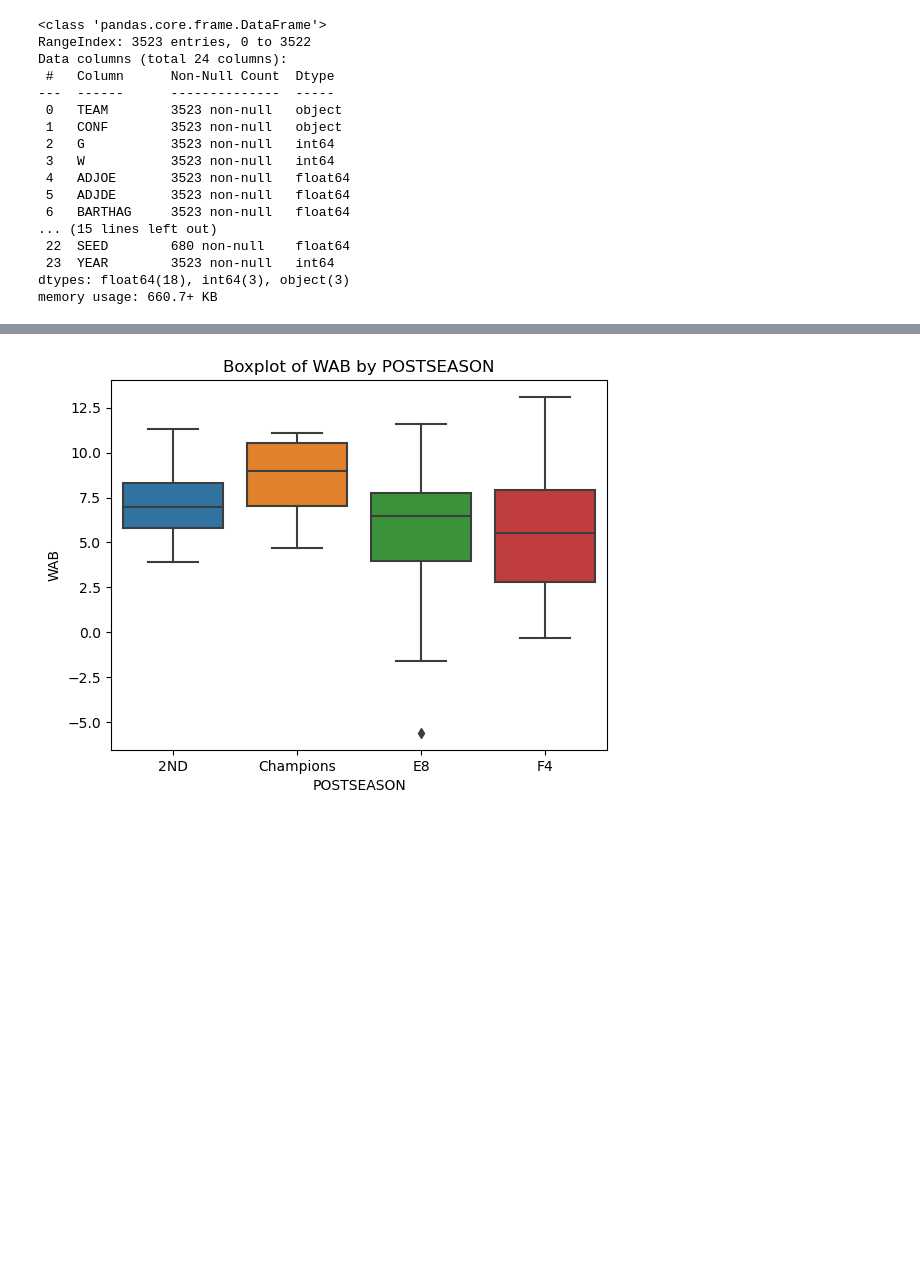
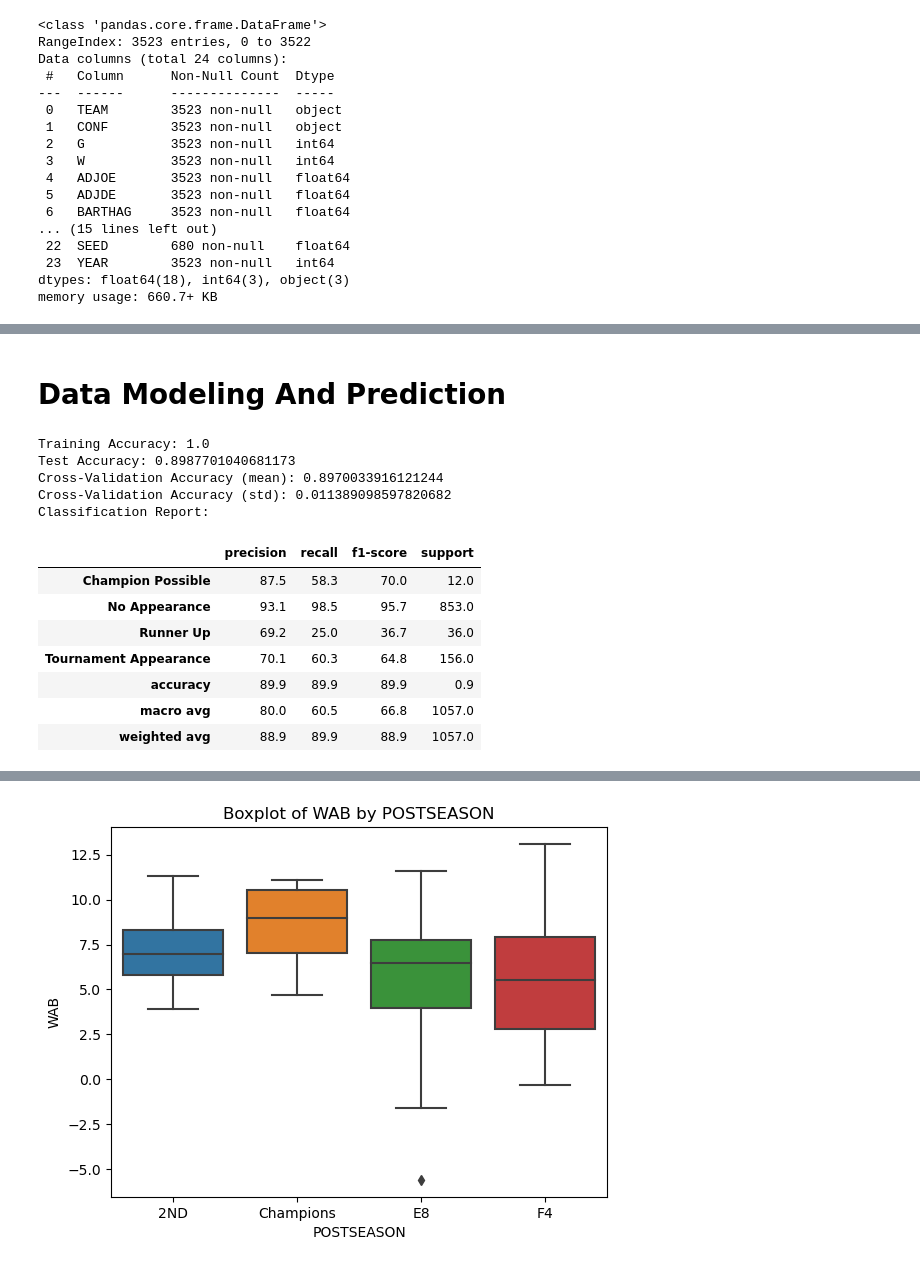
Before and after one commit to regs02/Academic_Performance_v_CBB, a Jupyter notebook: jacob_final_project.ipynb, the cells around one changed output, grey strips where cells are left out. Drawn from its saved outputs; the diff is of its cells as text; code cells hidden in the pictures; blank space fills up the shorter version.

```diff
--- a/jacob_final_project.ipynb
+++ b/jacob_final_project.ipynb
@@ -106,0 +79,53 @@ weighted avg       0.43      0.56      0.46        16
+# %% [markdown]
+# Data Modeling And Prediction
+# %%
+label_encoder = LabelEncoder()
+bball_df['GROUP_LABEL'] = label_encoder.fit_transform(bball_df['Tournament Grouping'])
+y = bball_df['GROUP_LABEL']
+
+X = bball_df[numerical_vars]
+
+X_train, X_test, y_train, y_test = train_test_split(
+    X, y, test_size=0.3, random_state=42, stratify=y
+)
+
+#Class-weighted Random Forest
+rf = RandomForestClassifier(class_weight='balanced', random_state=42)
+rf.fit(X_train, y_train)
+y_pred = rf.predict(X_test)
+test_accuracy = rf.score(X_test, y_test)
+
+report_df = pd.DataFrame(classification_report(
+    y_test, y_pred, target_names=label_encoder.classes_, output_dict=True
+)).transpose()
+#convert precision, recall, and f1-score to percentages with one decimal
+report_df[['precision', 'recall', 'f1-score']] = report_df[['precision', 'recall', 'f1-score']] * 100
+report_df[['precision', 'recall', 'f1-score', 'support']] = report_df[['precision', 'recall', 'f1-score', 'support']].round(1)
+
+#check for overfitting
+train_accuracy = rf.score(X_train, y_train)
+
+print("Training Accuracy:", train_accuracy)
+print("Test Accuracy:", test_accuracy)
+from sklearn.model_selection import cross_val_score
+
+cv_scores = cross_val_score(rf, X_train, y_train, cv=5, scoring='accuracy')
+
+print("Cross-Validation Accuracy (mean):", cv_scores.mean())
+print("Cross-Validation Accuracy (std):", cv_scores.std())
+print("Classification Report:")
+report_df.head(len(report_df))
+# %% [output]
+Training Accuracy: 1.0
+Test Accuracy: 0.8987701040681173
+Cross-Validation Accuracy (mean): 0.8970033916121244
+Cross-Validation Accuracy (std): 0.011389098597820682
+Classification Report:
+|  | precision | recall | f1-score | support |
+| Champion Possible | 87.5 | 58.3 | 70.0 | 12.0 |
+| No Appearance | 93.1 | 98.5 | 95.7 | 853.0 |
+| Runner Up | 69.2 | 25.0 | 36.7 | 36.0 |
+| Tournament Appearance | 70.1 | 60.3 | 64.8 | 156.0 |
+| accuracy | 89.9 | 89.9 | 89.9 | 0.9 |
+| macro avg | 80.0 | 60.5 | 66.8 | 1057.0 |
+| weighted avg | 88.9 | 89.9 | 88.9 | 1057.0 |
```
Also changed, not shown: parts of 14 cells of this notebook.
